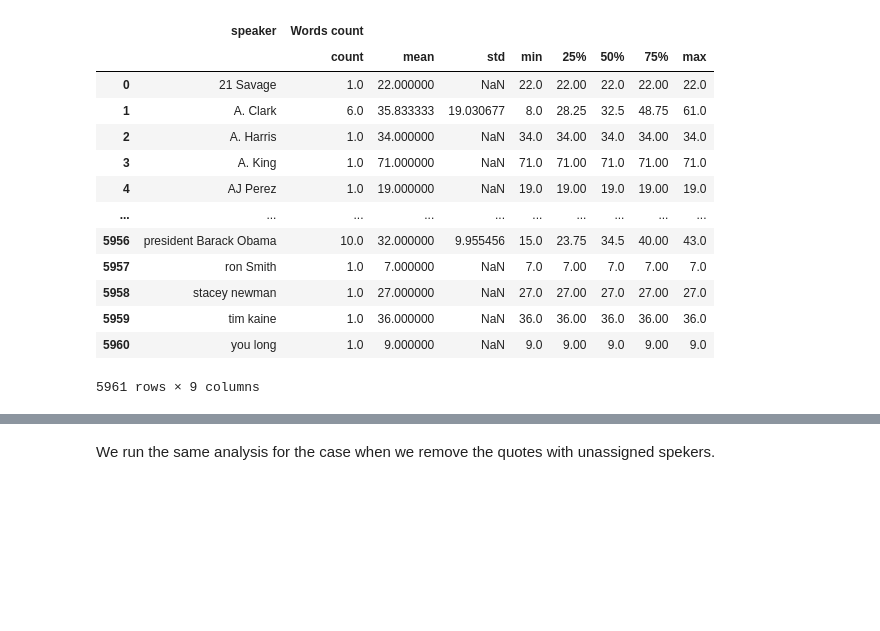
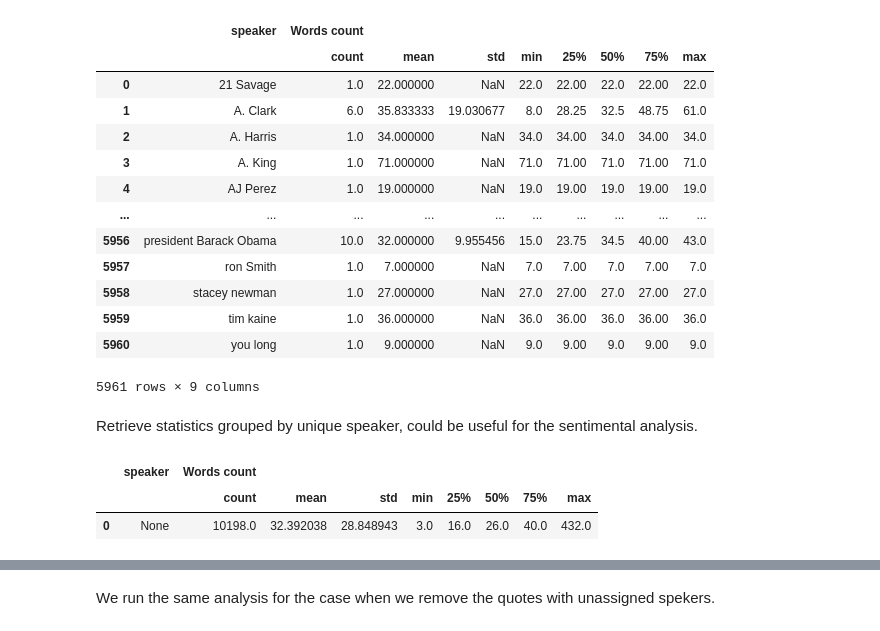
Before and after one commit to epfl-ada/ada-2021-project-lejt, a Jupyter notebook: Initial_Analysis.ipynb, the cells around one changed output, grey strips where cells are left out. Drawn from its saved outputs; the diff is of its cells as text; code cells hidden in the pictures; blank space fills up the shorter version.

```diff
--- a/Initial_Analysis.ipynb
+++ b/Initial_Analysis.ipynb
@@ -218,3 +218,13 @@ desc
 | 5959 | tim kaine | 1.0 | 36.000000 | NaN | 36.0 | 36.00 | 36.0 | 36.00 | 36.0 |
 | 5960 | you long | 1.0 | 9.000000 | NaN | 9.0 | 9.00 | 9.0 | 9.00 | 9.0 |
 5961 rows × 9 columns
+# %% [markdown]
+Retrieve statistics grouped by unique speaker, could be useful for the sentimental analysis.
+# %%
+df_unk = df.query("speaker == 'None'")
+desc = df_unk.groupby(['speaker'])[['Words count']].describe().reset_index()
+desc
+# %% [output]
+|  | speaker | Words count |  |  |  |  |  |  |  |
+|  |  | count | mean | std | min | 25% | 50% | 75% | max |
+| 0 | None | 10198.0 | 32.392038 | 28.848943 | 3.0 | 16.0 | 26.0 | 40.0 | 432.0 |
```
Also changed, not shown: parts of 2 cells of this notebook.
